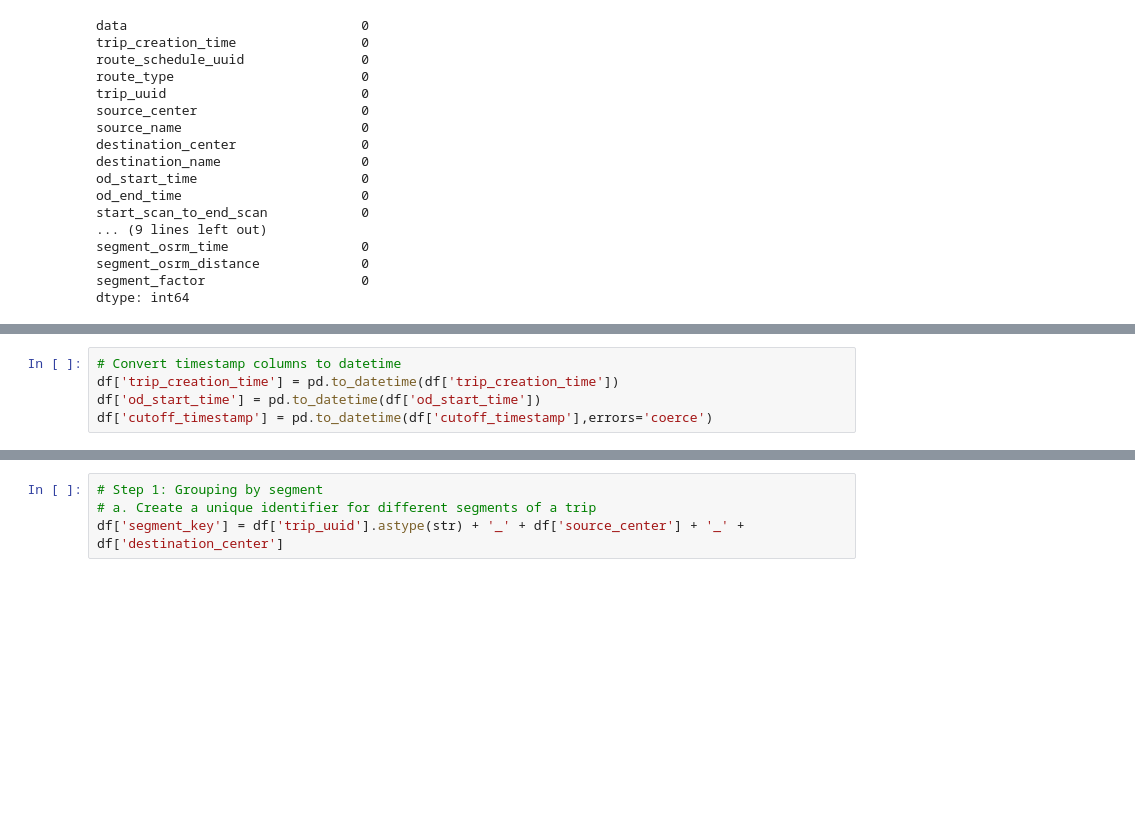
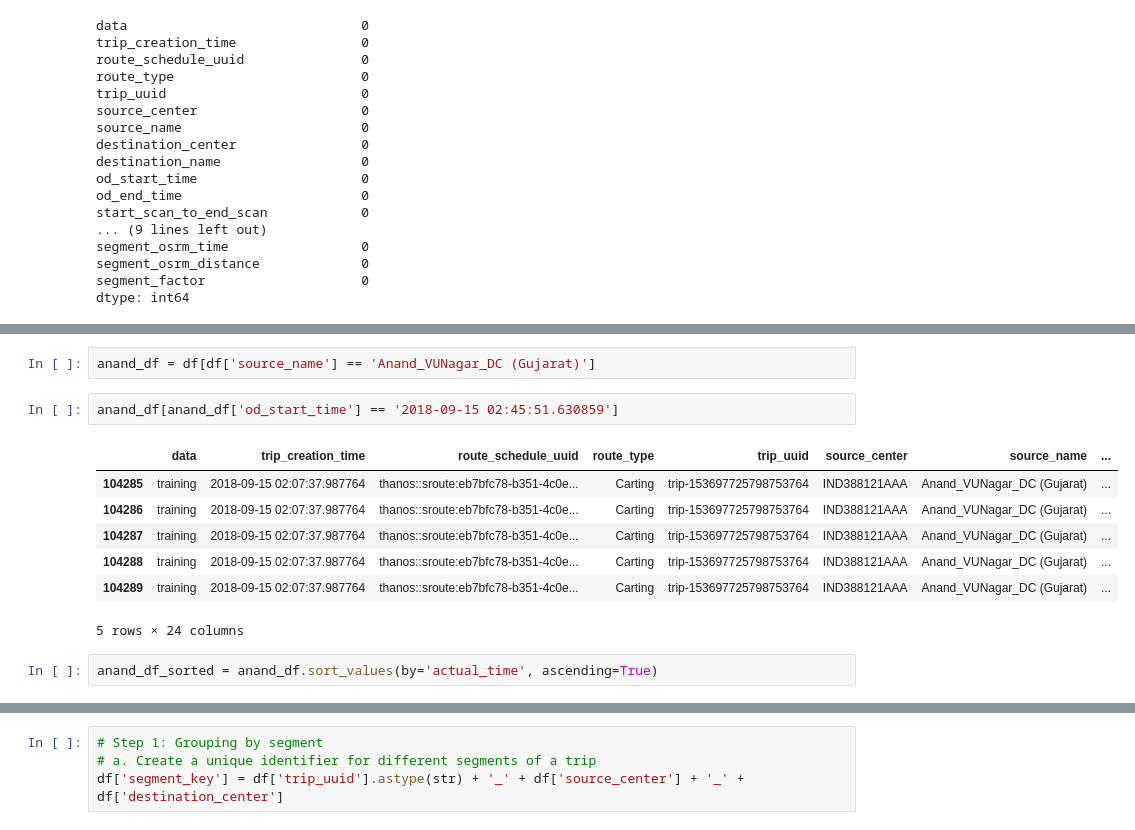
Before and after one commit to babasahebpinjar/featureengineering, a Jupyter notebook: featureEngineering.ipynb, the cells around one changed output, grey strips where cells are left out. Drawn from its saved outputs; the diff is of its cells as text; blank space fills up the shorter version.

```diff
--- a/featureEngineering.ipynb
+++ b/featureEngineering.ipynb
@@ -169,5 +312,0 @@ memory usage: 26.6+ MB
-# %%
-# Convert timestamp columns to datetime
-df['trip_creation_time'] = pd.to_datetime(df['trip_creation_time'])
-df['od_start_time'] = pd.to_datetime(df['od_start_time'])
-df['cutoff_timestamp'] = pd.to_datetime(df['cutoff_timestamp'],errors='coerce')
@@ -193,0 +348,14 @@ memory usage: 26.6+ MB
+# %%
+anand_df = df[df['source_name'] == 'Anand_VUNagar_DC (Gujarat)']
+# %%
+anand_df[anand_df['od_start_time'] == '2018-09-15 02:45:51.630859']
+# %% [output]
+|  | data | trip_creation_time | route_schedule_uuid | route_type | trip_uuid | source_center | source_name | ... |
+| 104285 | training | 2018-09-15 02:07:37.987764 | thanos::sroute:eb7bfc78-b351-4c0e... | Carting | trip-153697725798753764 | IND388121AAA | Anand_VUNagar_DC (Gujarat) | ... |
+| 104286 | training | 2018-09-15 02:07:37.987764 | thanos::sroute:eb7bfc78-b351-4c0e... | Carting | trip-153697725798753764 | IND388121AAA | Anand_VUNagar_DC (Gujarat) | ... |
+| 104287 | training | 2018-09-15 02:07:37.987764 | thanos::sroute:eb7bfc78-b351-4c0e... | Carting | trip-153697725798753764 | IND388121AAA | Anand_VUNagar_DC (Gujarat) | ... |
+| 104288 | training | 2018-09-15 02:07:37.987764 | thanos::sroute:eb7bfc78-b351-4c0e... | Carting | trip-153697725798753764 | IND388121AAA | Anand_VUNagar_DC (Gujarat) | ... |
+| 104289 | training | 2018-09-15 02:07:37.987764 | thanos::sroute:eb7bfc78-b351-4c0e... | Carting | trip-153697725798753764 | IND388121AAA | Anand_VUNagar_DC (Gujarat) | ... |
+5 rows × 24 columns
+# %%
+anand_df_sorted = anand_df.sort_values(by='actual_time', ascending=True)
```
Also changed, not shown: parts of 39 cells of this notebook.
